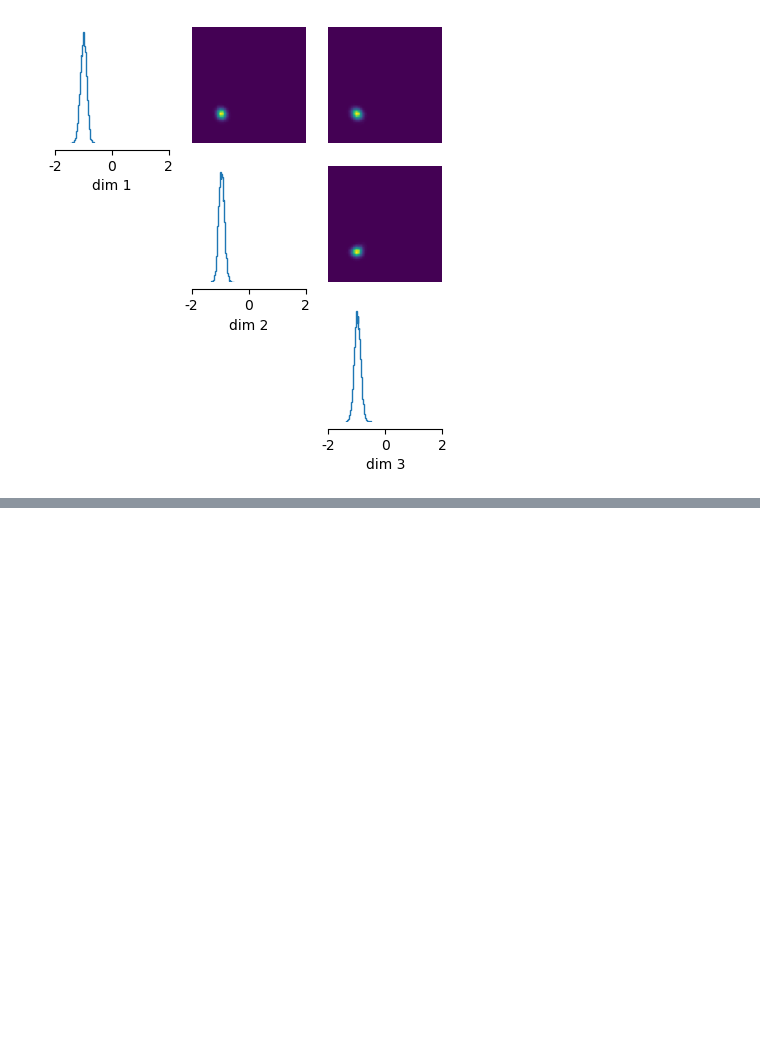
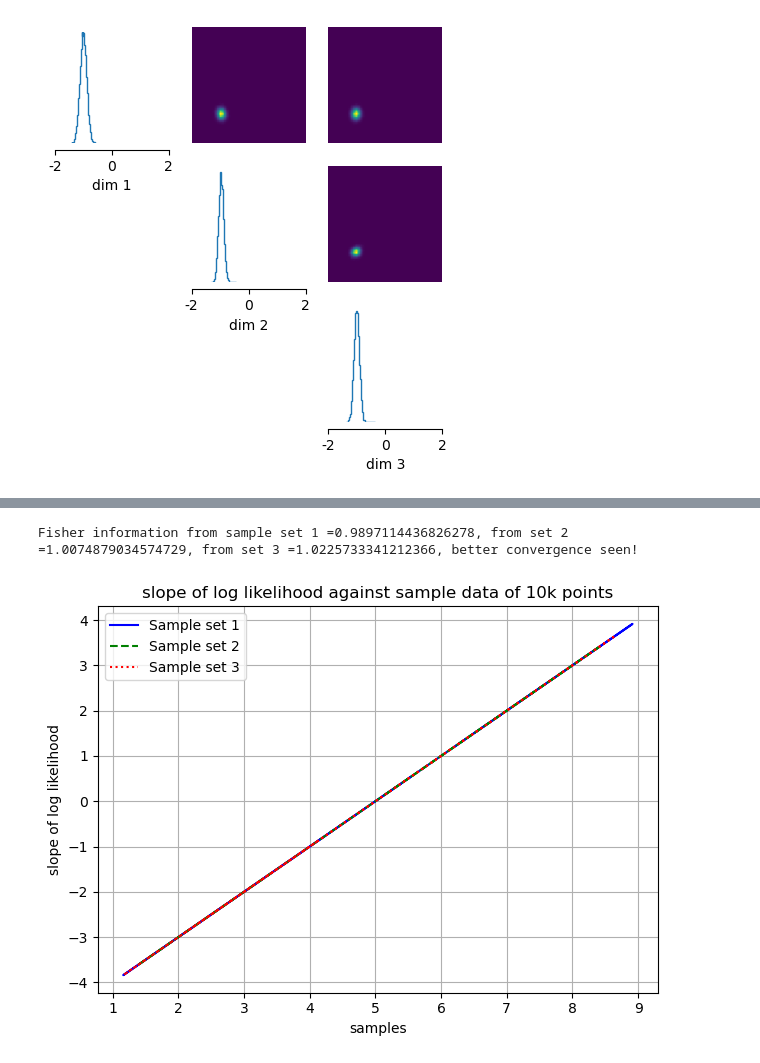
Before and after one commit to james-alvey-42/sbi-features, a Jupyter notebook: notebooks/2025-07-09-wk2-SBI-lib.ipynb, the cells around one changed output, grey strips where cells are left out. Saved outputs shown, nothing was run; the diff lists cells and outputs as text; code cells hidden in the pictures; blank space fills up the shorter version.

```diff
--- a/notebooks/2025-07-09-wk2-SBI-lib.ipynb
+++ b/notebooks/2025-07-09-wk2-SBI-lib.ipynb
@@ -135,0 +206,26 @@ _ = analysis.pairplot(
+# %%
+#take 3 x 10000 random sample points from the true distribution
+sample1 = np.random.normal(true_mu, true_sd, size=10000)
+sample2 = np.random.normal(true_mu, true_sd, size=10000)
+sample3 = np.random.normal(true_mu, true_sd, size=10000)
+
+FI1 = np.var(slope_ll(true_mu, true_sd, sample1))
+FI2 = np.var(slope_ll(true_mu, true_sd, sample2))
+FI3 = np.var(slope_ll(true_mu, true_sd, sample3))
+print(f'Fisher information from sample set 1 ={FI1}, from set 2 ={FI2}, from set 3 ={FI3}, better convergence seen!')
+
+plt.figure()
+plt.plot(sample1, slope_ll(true_mu, true_sd, sample1), label='Sample set 1', color='blue', linestyle='-')
+plt.plot(sample2, slope_ll(true_mu, true_sd, sample2), label='Sample set 2', color='green', linestyle='--')
+plt.plot(sample3, slope_ll(true_mu, true_sd, sample3), label='Sample set 3', color='red', linestyle=':')
+plt.xlabel('samples')
+plt.ylabel('slope of log likelihood')
+plt.title('slope of log likelihood against sample data of 10k points')
+plt.legend()
+plt.tight_layout()
+plt.grid(True)
+
+plt.show()
+# %% [output]
+Fisher information from sample set 1 =0.9897114436826278, from set 2 =1.0074879034574729, from set 3 =1.0225733341212366, better convergence seen!
+[figure, added]
```
Also changed, not shown: parts of 8 cells of this notebook.
